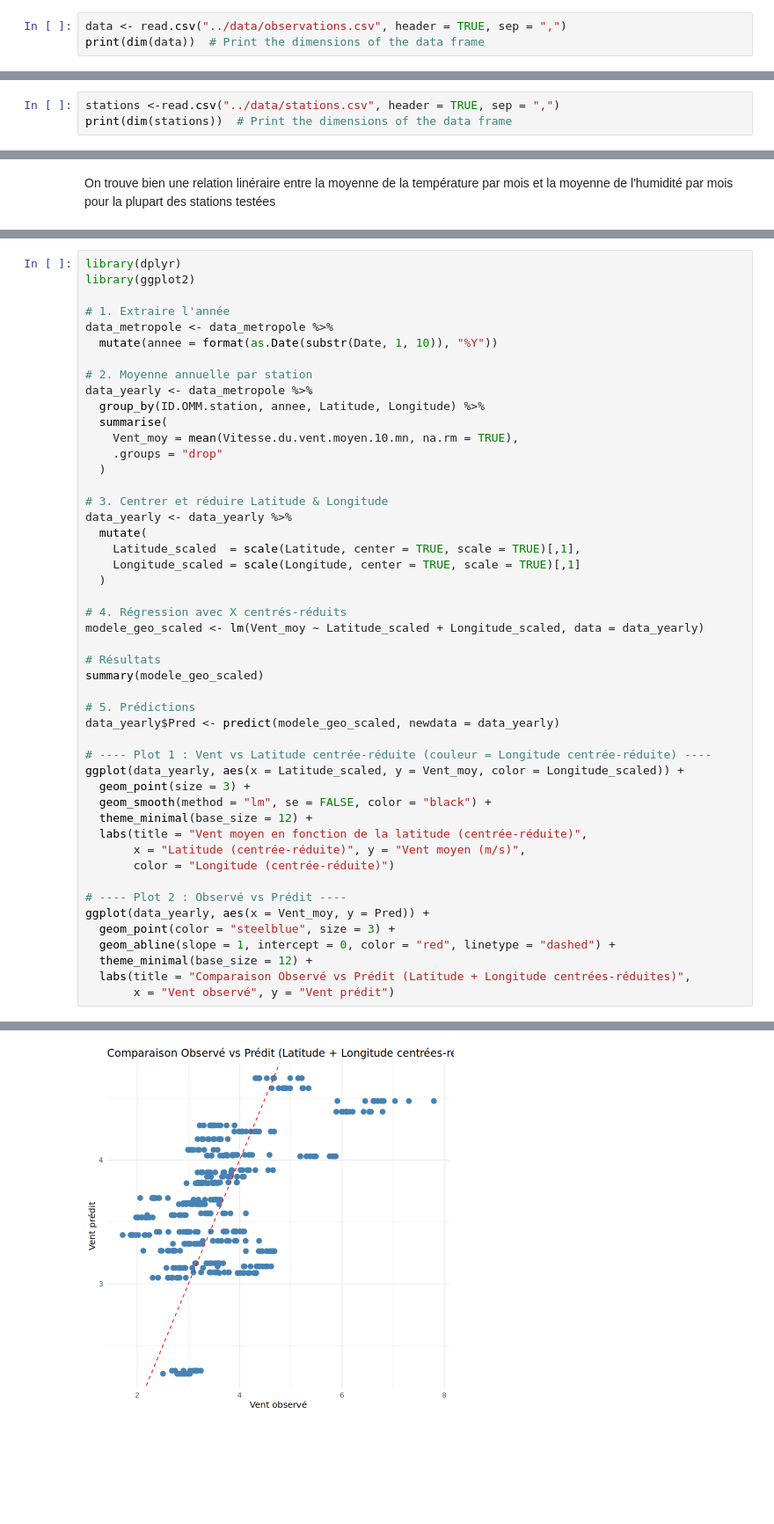
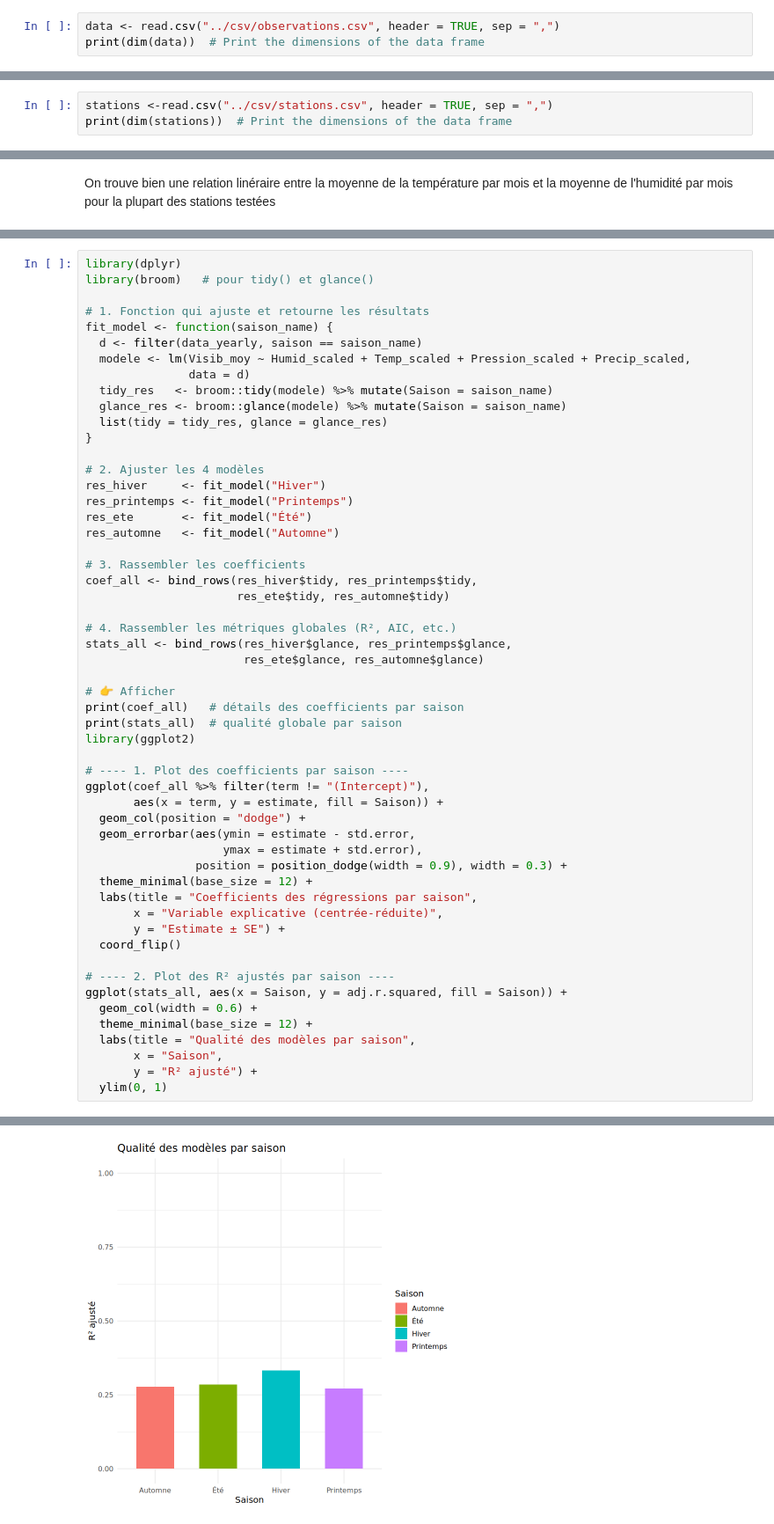
Before and after one commit to lauraachoquett/stats_BE_Bobbia, a Jupyter notebook: dummy/presentation_data_mohamed.ipynb, the cells around one changed output, grey strips where cells are left out. Shown at 88% size. Cells and saved outputs as stored; diff of their text form; blank space fills up the shorter version.

Commit message:
régression multiple

```diff
--- a/dummy/presentation_data_mohamed.ipynb
+++ b/dummy/presentation_data_mohamed.ipynb
@@ -3,6 +3,6 @@ source("../src/plot_over_months_by_station.R")
 source("../src/plot_station_avg_by_month.R")
 source("../src/plot_boxplot_by_season.R")
 # %%
-data <- read.csv("../data/observations.csv", header = TRUE, sep = ",")
+data <- read.csv("../csv/observations.csv", header = TRUE, sep = ",")
 print(dim(data))  # Print the dimensions of the data frame
 # %% [output]
@@ -10,5 +10,5 @@ print(dim(data))  # Print the dimensions of the data frame
 # %%
-stations <-read.csv("../data/stations.csv", header = TRUE, sep = ",")
+stations <-read.csv("../csv/stations.csv", header = TRUE, sep = ",")
 print(dim(stations))  # Print the dimensions of the data frame
 # %% [output]
 [1] 62 12
@@ -276,49 +311,55 @@ On trouve bien une relation linéraire entre la moyenne de la température par m
 # %%
 library(dplyr)
+library(broom)   # pour tidy() et glance()
+
+# 1. Fonction qui ajuste et retourne les résultats
+fit_model <- function(saison_name) {
+  d <- filter(data_yearly, saison == saison_name)
+  modele <- lm(Visib_moy ~ Humid_scaled + Temp_scaled + Pression_scaled + Precip_scaled,
+               data = d)
+  tidy_res   <- broom::tidy(modele) %>% mutate(Saison = saison_name)
+  glance_res <- broom::glance(modele) %>% mutate(Saison = saison_name)
+  list(tidy = tidy_res, glance = glance_res)
+}
+
+# 2. Ajuster les 4 modèles
+res_hiver     <- fit_model("Hiver")
+res_printemps <- fit_model("Printemps")
+res_ete       <- fit_model("Été")
+res_automne   <- fit_model("Automne")
+
+# 3. Rassembler les coefficients
+coef_all <- bind_rows(res_hiver$tidy, res_printemps$tidy,
+                      res_ete$tidy, res_automne$tidy)
+
+# 4. Rassembler les métriques globales (R², AIC, etc.)
+stats_all <- bind_rows(res_hiver$glance, res_printemps$glance,
+                       res_ete$glance, res_automne$glance)
+
+# 👉 Afficher
+print(coef_all)   # détails des coefficients par saison
+print(stats_all)  # qualité globale par saison
 library(ggplot2)
 
-# 1. Extraire l'année
-data_metropole <- data_metropole %>%
-  mutate(annee = format(as.Date(substr(Date, 1, 10)), "%Y"))
+# ---- 1. Plot des coefficients par saison ----
+ggplot(coef_all %>% filter(term != "(Intercept)"),
+       aes(x = term, y = estimate, fill = Saison)) +
+  geom_col(position = "dodge") +
+  geom_errorbar(aes(ymin = estimate - std.error,
+                    ymax = estimate + std.error),
+                position = position_dodge(width = 0.9), width = 0.3) +
+  theme_minimal(base_size = 12) +
+  labs(title = "Coefficients des régressions par saison",
+       x = "Variable explicative (centrée-réduite)",
+       y = "Estimate ± SE") +
+  coord_flip()
 
-# 2. Moyenne annuelle par station
-data_yearly <- data_metropole %>%
-  group_by(ID.OMM.station, annee, Latitude, Longitude) %>%
-  summarise(
-    Vent_moy = mean(Vitesse.du.vent.moyen.10.mn, na.rm = TRUE),
-    .groups = "drop"
-  )
-
-# 3. Centrer et réduire Latitude & Longitude
-data_yearly <- data_yearly %>%
-  mutate(
-    Latitude_scaled  = scale(Latitude, center = TRUE, scale = TRUE)[,1],
-    Longitude_scaled = scale(Longitude, center = TRUE, scale = TRUE)[,1]
-  )
-
-# 4. Régression avec X centrés-réduits
-modele_geo_scaled <- lm(Vent_moy ~ Latitude_scaled + Longitude_scaled, data = data_yearly)
-
-# Résultats
-summary(modele_geo_scaled)
-
-# 5. Prédictions
-data_yearly$Pred <- predict(modele_geo_scaled, newdata = data_yearly)
-
-# ---- Plot 1 : Vent vs Latitude centrée-réduite (couleur = Longitude centrée-réduite) ----
-ggplot(data_yearly, aes(x = Latitude_scaled, y = Vent_moy, color = Longitude_scaled)) +
-  geom_point(size = 3) +
-  geom_smooth(method = "lm", se = FALSE, color = "black") +
+# ---- 2. Plot des R² ajustés par saison ----
+ggplot(stats_all, aes(x = Saison, y = adj.r.squared, fill = Saison)) +
+  geom_col(width = 0.6) +
   theme_minimal(base_size = 12) +
-  labs(title = "Vent moyen en fonction de la latitude (centrée-réduite)",
-       x = "Latitude (centrée-réduite)", y = "Vent moyen (m/s)",
-       color = "Longitude (centrée-réduite)")
-
-# ---- Plot 2 : Observé vs Prédit ----
-ggplot(data_yearly, aes(x = Vent_moy, y = Pred)) +
-  geom_point(color = "steelblue", size = 3) +
-  geom_abline(slope = 1, intercept = 0, color = "red", linetype = "dashed") +
-  theme_minimal(base_size = 12) +
-  labs(title = "Comparaison Observé vs Prédit (Latitude + Longitude centrées-réduites)",
-       x = "Vent observé", y = "Vent prédit")
+  labs(title = "Qualité des modèles par saison",
+       x = "Saison",
+       y = "R² ajusté") +
+  ylim(0, 1)
 # %% [output]
@@ -345 +384 @@ F-statistic: 79.26 on 2 and 415 DF,  p-value: < 2.2e-16
-[figure, old version]
+[figure, new version]
```
Also changed, not shown: parts of 7 cells of this notebook, 2 other files.
